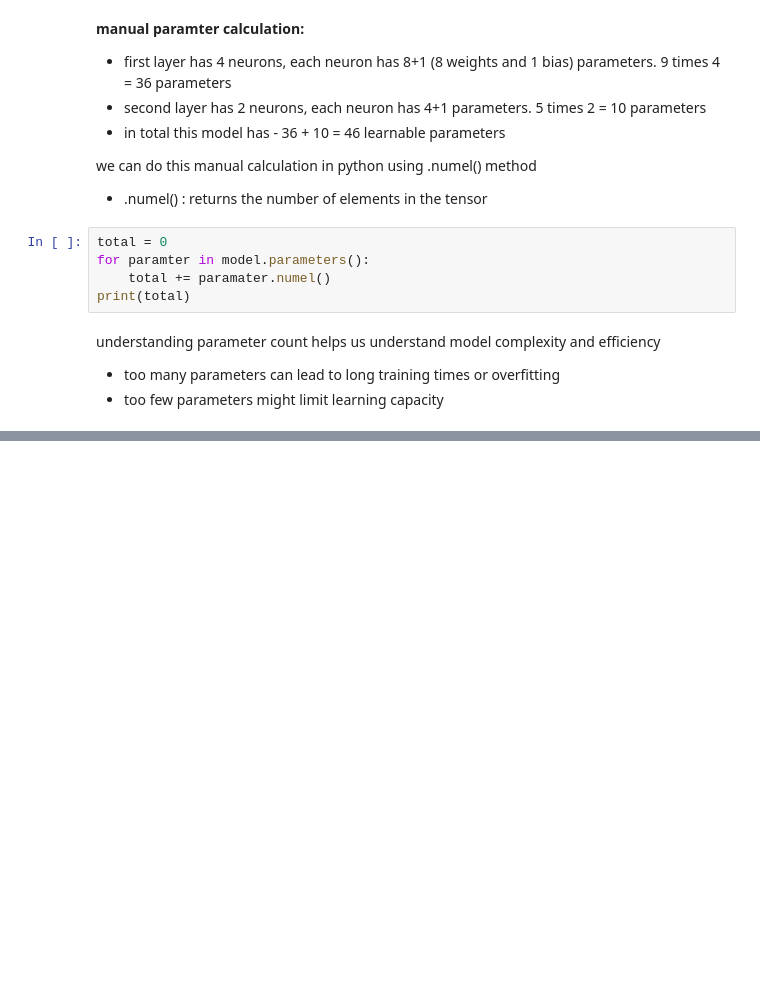
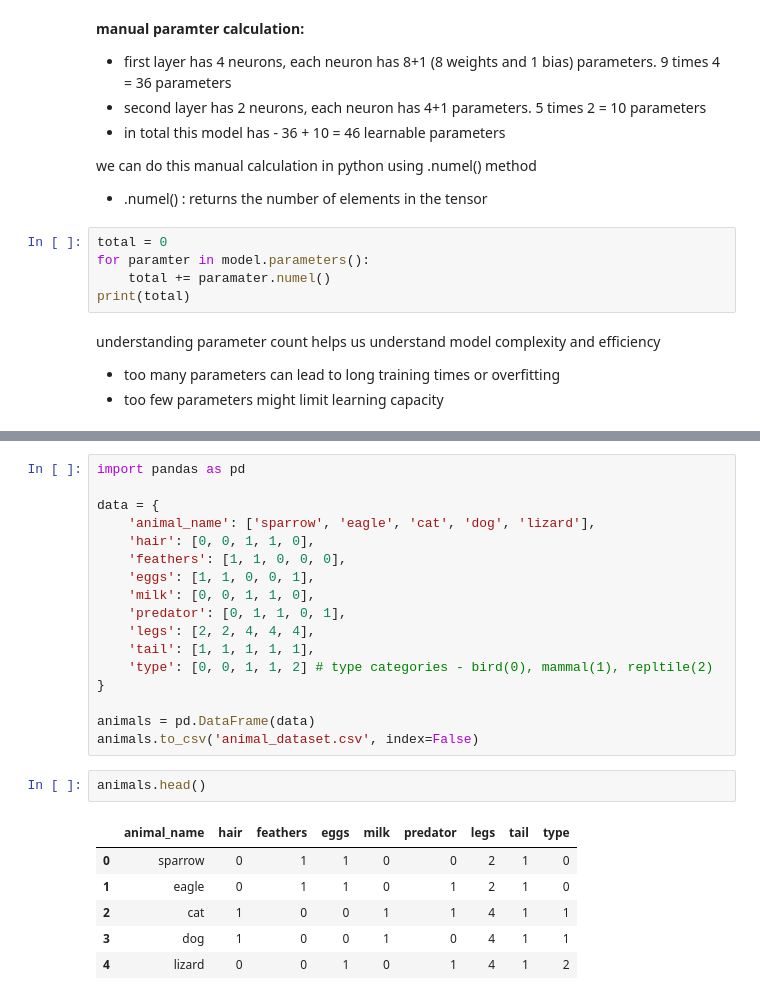
Before and after one commit to ssaini9/deep_learning, a Jupyter notebook: pytorch.ipynb, the cells around one changed output, grey strips where cells are left out. Cells and saved outputs as stored; diff of their text form; blank space fills up the shorter version.

```diff
--- a/pytorch.ipynb
+++ b/pytorch.ipynb
@@ -131,0 +336,26 @@ understanding parameter count helps us understand model complexity and efficienc
+# %%
+import pandas as pd
+
+data = {
+    'animal_name': ['sparrow', 'eagle', 'cat', 'dog', 'lizard'],
+    'hair': [0, 0, 1, 1, 0],
+    'feathers': [1, 1, 0, 0, 0],
+    'eggs': [1, 1, 0, 0, 1],
+    'milk': [0, 0, 1, 1, 0],
+    'predator': [0, 1, 1, 0, 1],
+    'legs': [2, 2, 4, 4, 4],
+    'tail': [1, 1, 1, 1, 1],
+    'type': [0, 0, 1, 1, 2] # type categories - bird(0), mammal(1), repltile(2)
+}
+
+animals = pd.DataFrame(data)
+animals.to_csv('animal_dataset.csv', index=False)
+# %%
+animals.head()
+# %% [output]
+|  | animal_name | hair | feathers | eggs | milk | predator | legs | tail | type |
+| 0 | sparrow | 0 | 1 | 1 | 0 | 0 | 2 | 1 | 0 |
+| 1 | eagle | 0 | 1 | 1 | 0 | 1 | 2 | 1 | 0 |
+| 2 | cat | 1 | 0 | 0 | 1 | 1 | 4 | 1 | 1 |
+| 3 | dog | 1 | 0 | 0 | 1 | 0 | 4 | 1 | 1 |
+| 4 | lizard | 0 | 0 | 1 | 0 | 1 | 4 | 1 | 2 |
```
Also changed, not shown: parts of 96 cells of this notebook, 6 other files.
